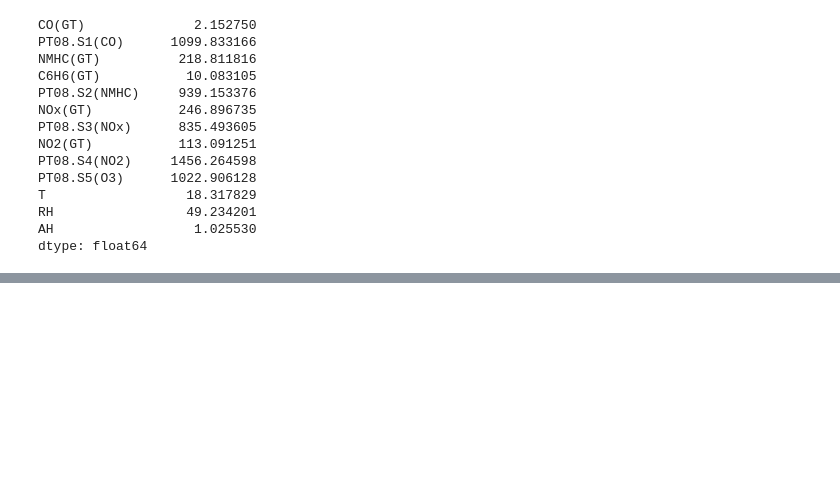
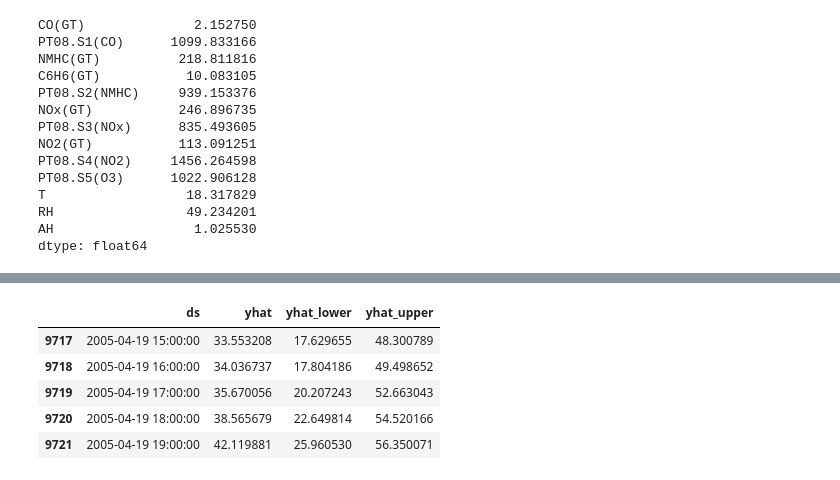
Before and after one commit to G1r1shCodes/AQI-Prediction-Using-Machine-Learning, a Jupyter notebook: Air Quality Prediction Using ML.ipynb, the cells around one changed output, grey strips where cells are left out. Drawn from its saved outputs; the diff is of its cells as text; code cells hidden in the pictures; blank space fills up the shorter version.

```diff
--- a/Air Quality Prediction Using ML.ipynb
+++ b/Air Quality Prediction Using ML.ipynb
@@ -177,0 +317,3 @@ air_quality_data=air_quality_data
+# %%
+data['ds']=pd.to_datetime(date_time['ds'])
+data.head()
@@ -177,0 +359,10 @@ air_quality_data=air_quality_data
+# %%
+forecast=model.predict(future)
+forecast[['ds', 'yhat', 'yhat_lower', 'yhat_upper']].tail()
+# %% [output]
+|  | ds | yhat | yhat_lower | yhat_upper |
+| 9717 | 2005-04-19 15:00:00 | 33.553208 | 17.629655 | 48.300789 |
+| 9718 | 2005-04-19 16:00:00 | 34.036737 | 17.804186 | 49.498652 |
+| 9719 | 2005-04-19 17:00:00 | 35.670056 | 20.207243 | 52.663043 |
+| 9720 | 2005-04-19 18:00:00 | 38.565679 | 22.649814 | 54.520166 |
+| 9721 | 2005-04-19 19:00:00 | 42.119881 | 25.960530 | 56.350071 |
```
Also changed, not shown: parts of 31 cells of this notebook.
